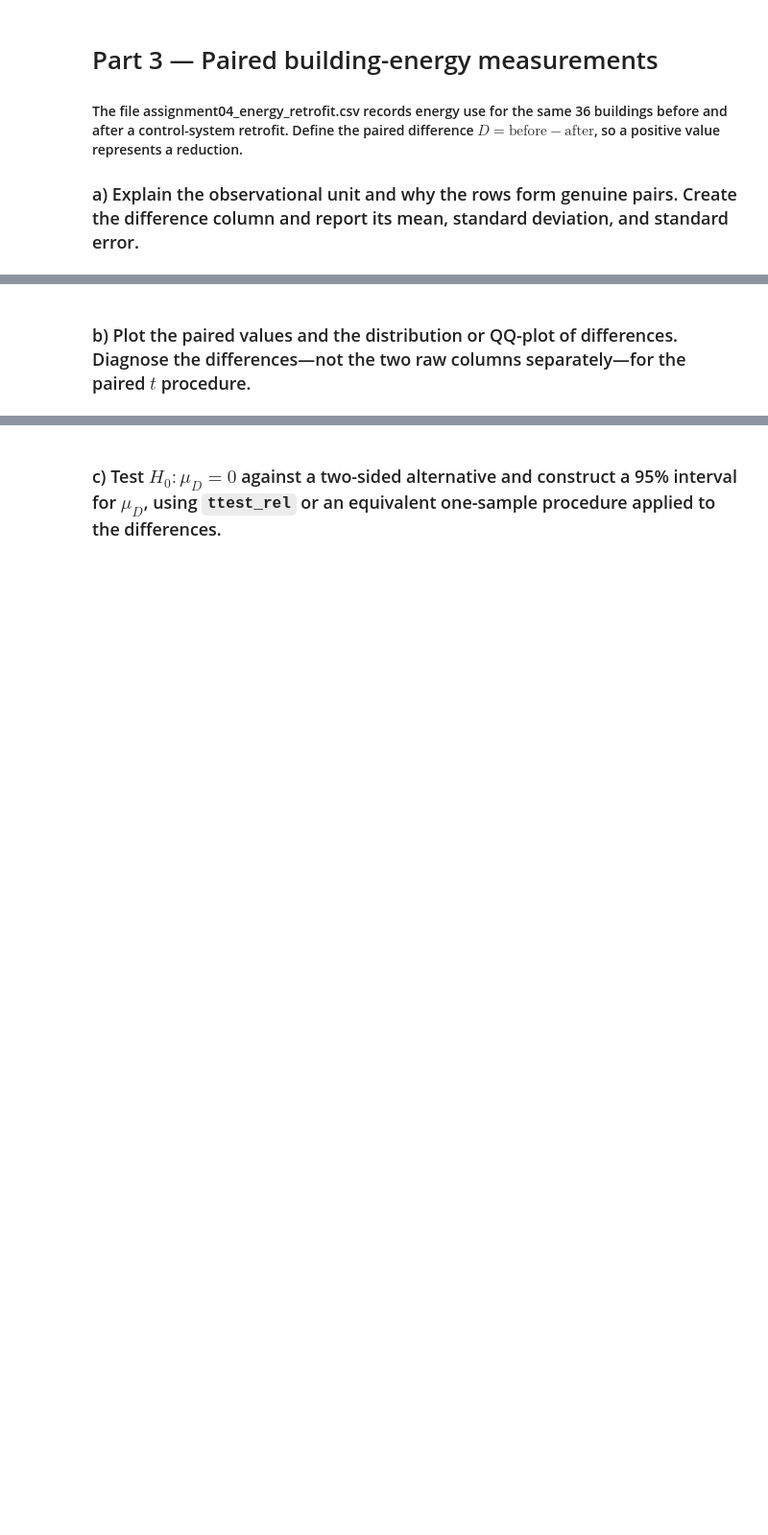
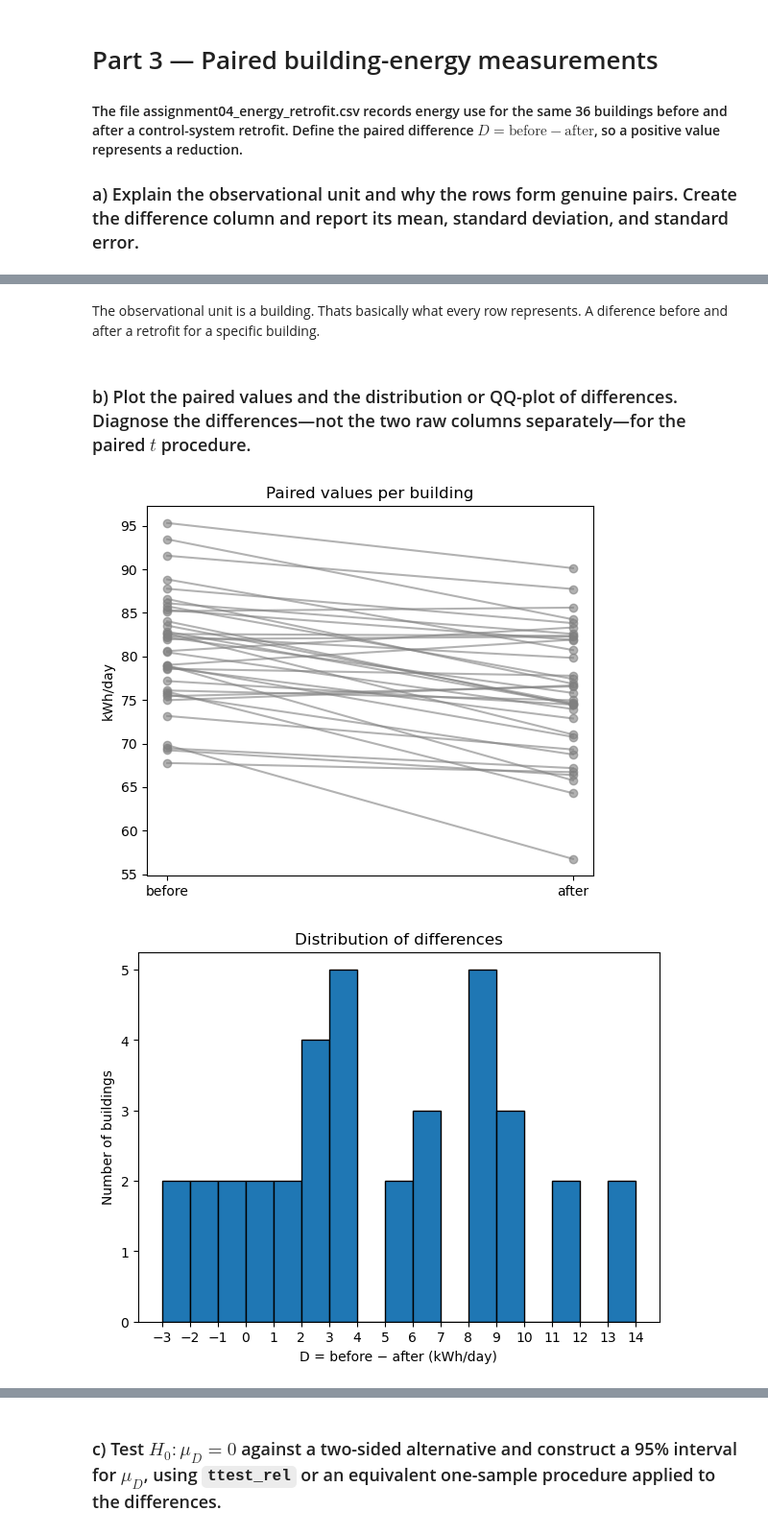
Before and after one commit to Fanticel/STA1, a Jupyter notebook: Asg4/Asg.ipynb, the cells around one changed output, grey strips where cells are left out. Shown at 96% size. Saved outputs shown, nothing was run; the diff lists cells and outputs as text; code cells hidden in the pictures; blank space fills up the shorter version.

```diff
--- a/Asg4/Asg.ipynb
+++ b/Asg4/Asg.ipynb
@@ -309,3 +311,16 @@ Recommendation: the modified process most likely gives a practically important i
 # Part 3 — Paired building-energy measurements
 #### The file assignment04_energy_retrofit.csv records energy use for the same 36 buildings before and after a control-system retrofit. Define the paired difference $D=\text{before}-\text{after}$, so a positive value represents a reduction.
 ### a) Explain the observational unit and why the rows form genuine pairs. Create the difference column and report its mean, standard deviation, and standard error.
+# %%
+energy["D"] = energy["before_kwh_day"] - energy["after_kwh_day"]
+D = energy["D"]
+n = len(D)
+d_bar = D.mean()
+s_d = D.std(ddof=1)
+se_d = s_d / np.sqrt(n)
+
+print(f"n = {n}")
+print(f"mean D = {d_bar:.3f} kWh/day")
+print(f"SD of D = {s_d:.3f} kWh/day")
+print(f"SE of mean D = {se_d:.3f} kWh/day")
+print("buildings with a reduction:", (D > 0).sum(), "of", n)
@@ -312,2 +333,34 @@ Recommendation: the modified process most likely gives a practically important i
+# %% [markdown]
+The observational unit is a building. Thats basically what every row represents. A diference before and after a retrofit for a specific building.
 # %% [markdown]
 ### b) Plot the paired values and the distribution or QQ-plot of differences. Diagnose the differences—not the two raw columns separately—for the paired $t$ procedure.
+# %%
+fig, ax = plt.subplots(figsize=(6, 5))
+
+for _, r in energy.iterrows():
+    ax.plot([0, 1], [r["before_kwh_day"], r["after_kwh_day"]],
+            color="grey", alpha=0.6, marker="o")
+
+ax.set_xticks([0, 1])
+ax.set_xticklabels(["before", "after"])
+ax.set_ylabel("kWh/day")
+ax.set_title("Paired values per building")
+plt.show()
+
+fig, ax = plt.subplots(figsize=(7, 5))
+
+bins = np.arange(-3, 15, 1)
+ax.hist(D, bins=bins, edgecolor="black")
+ax.set_xticks(np.arange(-3, 15, 1))
+ax.set_xlabel("D = before − after (kWh/day)")
+ax.set_ylabel("Number of buildings")
+ax.set_title("Distribution of differences")
+plt.show()
+
+fig, ax = plt.subplots(figsize=(7, 5))
+stats.probplot(D, dist="norm", plot=ax)
+ax.set_title("Q-Q plot of D")
+plt.show()
+# %% [output]
+[figure, added]
+[figure, added]
```
Also changed, not shown: parts of 11 cells of this notebook.
